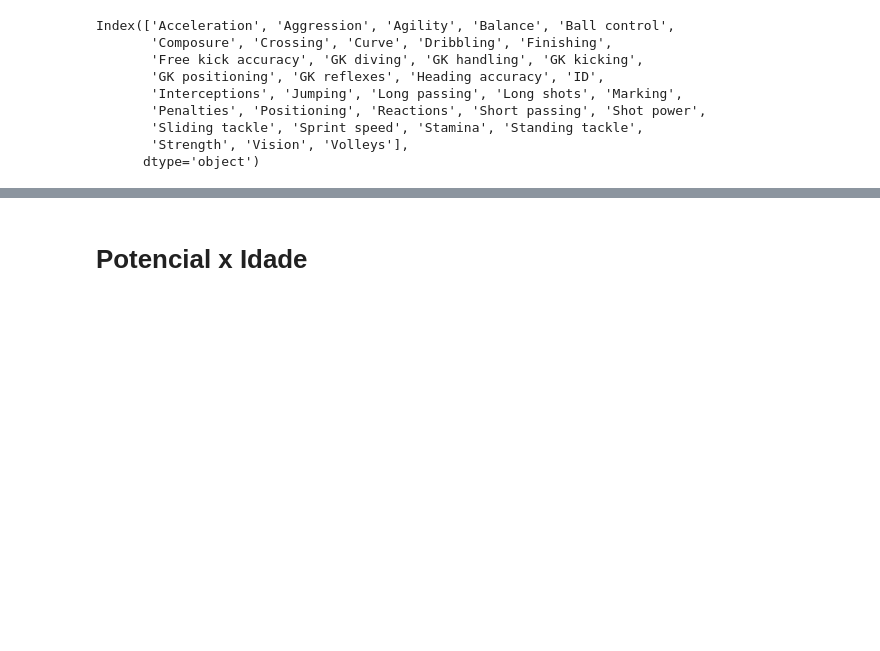
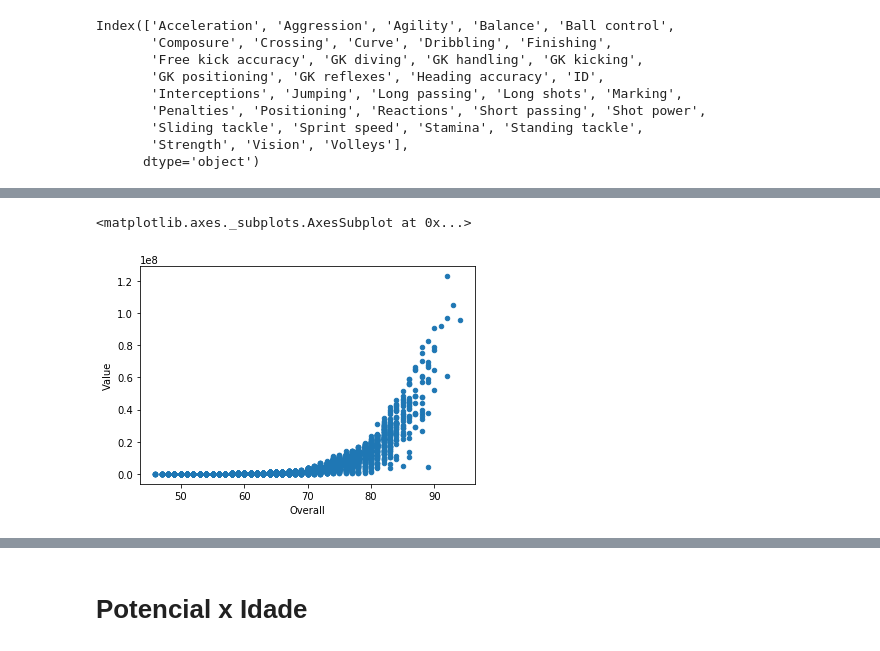
Before and after one commit to victorhabib/cdd-projeto-final, a Jupyter notebook: Projeto Final versao atualizada.ipynb, the cells around one changed output, grey strips where cells are left out. Saved outputs shown, nothing was run; the diff lists cells and outputs as text; code cells hidden in the pictures; blank space fills up the shorter version.

```diff
--- a/Projeto Final versao atualizada.ipynb
+++ b/Projeto Final versao atualizada.ipynb
@@ -293,0 +441,6 @@ df
+# %%
+scatter = ovrl_value.plot.scatter(x= "Overall", y = "Value")
+scatter
+# %% [output]
+<matplotlib.axes._subplots.AxesSubplot at 0x...>
+[figure, added]
```
Also changed, not shown: parts of 31 cells of this notebook.
